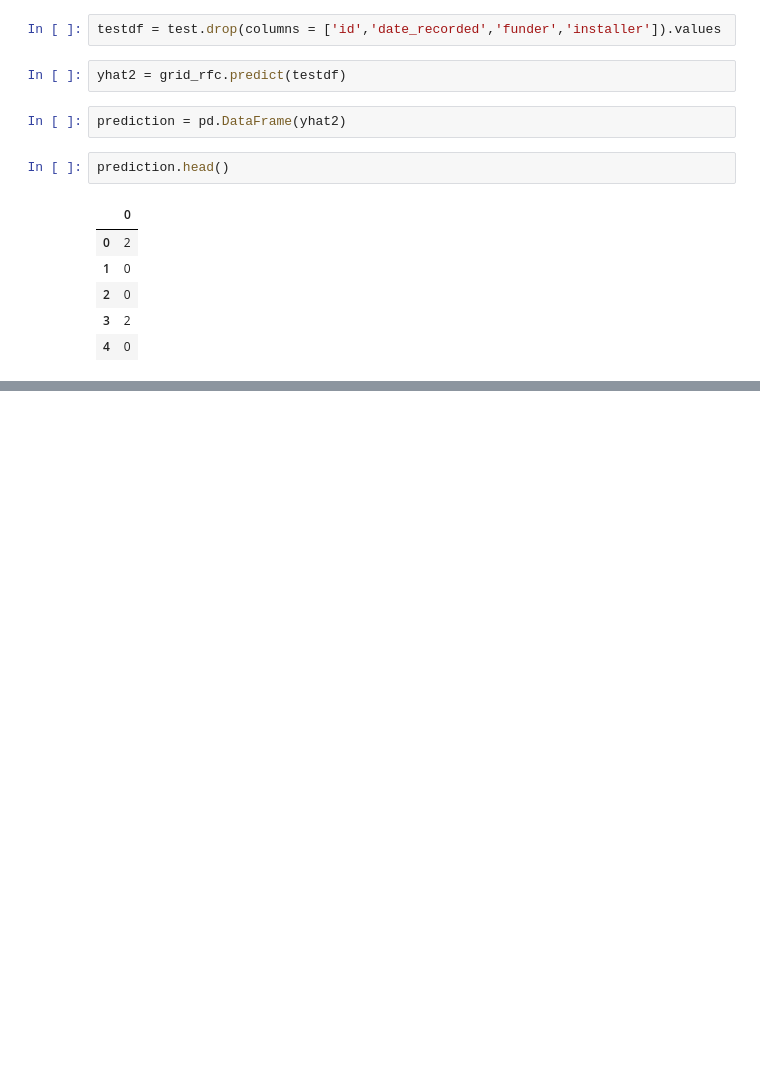
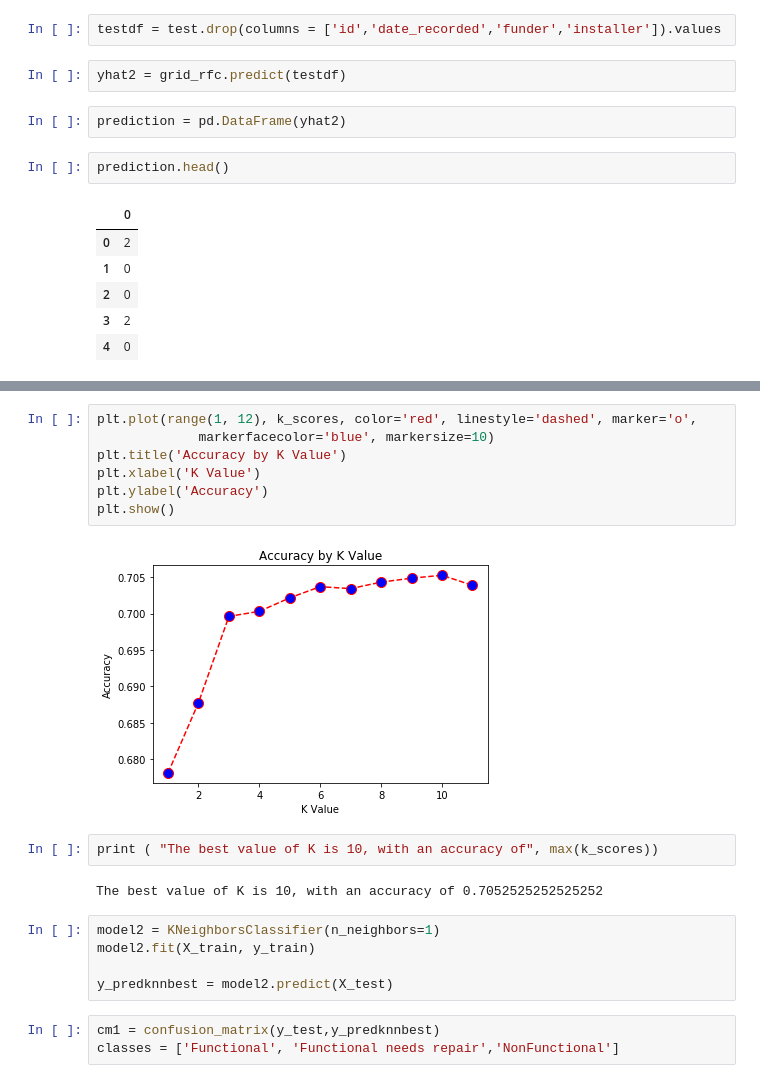
Before and after one commit to emilia329/PumpIt, a Jupyter notebook: Modeling.ipynb, the cells around one changed output, grey strips where cells are left out. Drawn from its saved outputs; the diff is of its cells as text; blank space fills up the shorter version.

```diff
--- a/Modeling.ipynb
+++ b/Modeling.ipynb
@@ -214,0 +267,21 @@ test.shape, prediction.shape
+# %%
+plt.plot(range(1, 12), k_scores, color='red', linestyle='dashed', marker='o',
+             markerfacecolor='blue', markersize=10)
+plt.title('Accuracy by K Value')
+plt.xlabel('K Value')
+plt.ylabel('Accuracy')
+plt.show()
+# %% [output]
+[figure, added]
+# %%
+print ( "The best value of K is 10, with an accuracy of", max(k_scores))
+# %% [output]
+The best value of K is 10, with an accuracy of 0.7052525252525252
+# %%
+model2 = KNeighborsClassifier(n_neighbors=1)
+model2.fit(X_train, y_train)
+
+y_predknnbest = model2.predict(X_test)
+# %%
+cm1 = confusion_matrix(y_test,y_predknnbest)
+classes = ['Functional', 'Functional needs repair','NonFunctional']
```
Also changed, not shown: parts of 23 cells of this notebook.
